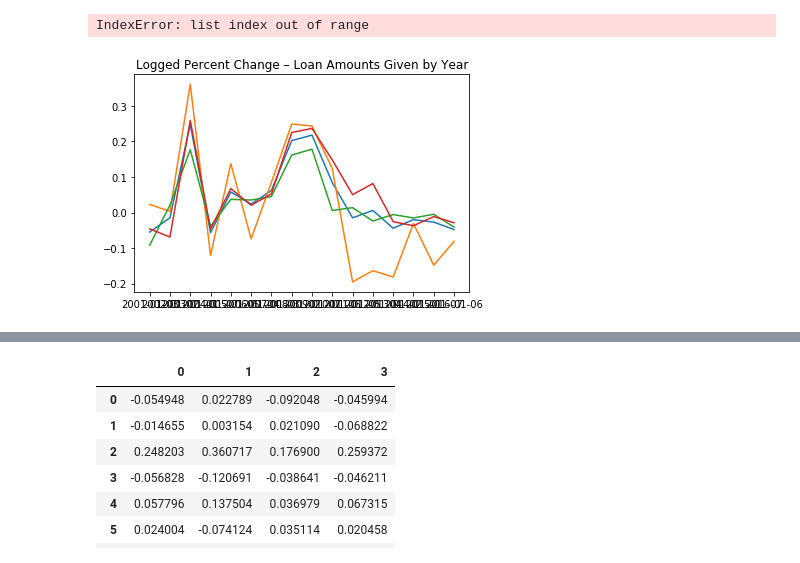
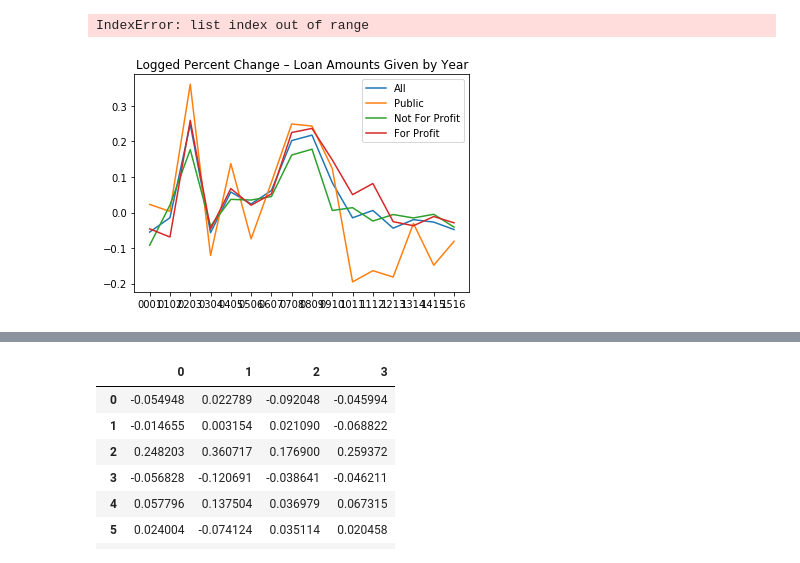
Before and after one commit to cyu1221/CS506, a Jupyter notebook: initial_exploritory_visualizations/fourier_transform/FFT.ipynb, the cells around one changed output, grey strips where cells are left out. Saved outputs shown, nothing was run; the diff lists cells and outputs as text; code cells hidden in the pictures.

```diff
--- a/initial_exploritory_visualizations/fourier_transform/FFT.ipynb
+++ b/initial_exploritory_visualizations/fourier_transform/FFT.ipynb
@@ -191,8 +191,13 @@ total_loans = pd.DataFrame(data = dic_t, index=dates[:-1])
 loans_norm = (total_loans - total_loans.mean()) / (total_loans.max() - total_loans.min())
 # %%
 log_loans = getlogreturns(total_loans)
-plt.plot(total_loans.index[1:],log_loans)
+labels=['All', 'Public', 'Not For Profit', 'For Profit']
+bins = ["0001","0102","0203","0304","0405","0506","0607","0708","0809","0910","1011","1112","1213","1314","1415","1516"]
+
+for i, label in zip(range(len(log_loans)), labels):
+    plt.plot(bins, log_loans[:,i], label=label)
 plt.title("Logged Percent Change – Loan Amounts Given by Year")
+plt.legend()
 plt.show()
 # %% [output]
-[figure, old version]
+[figure, new version]
```
Also changed, not shown: parts of 5 cells of this notebook, 4 other files.
